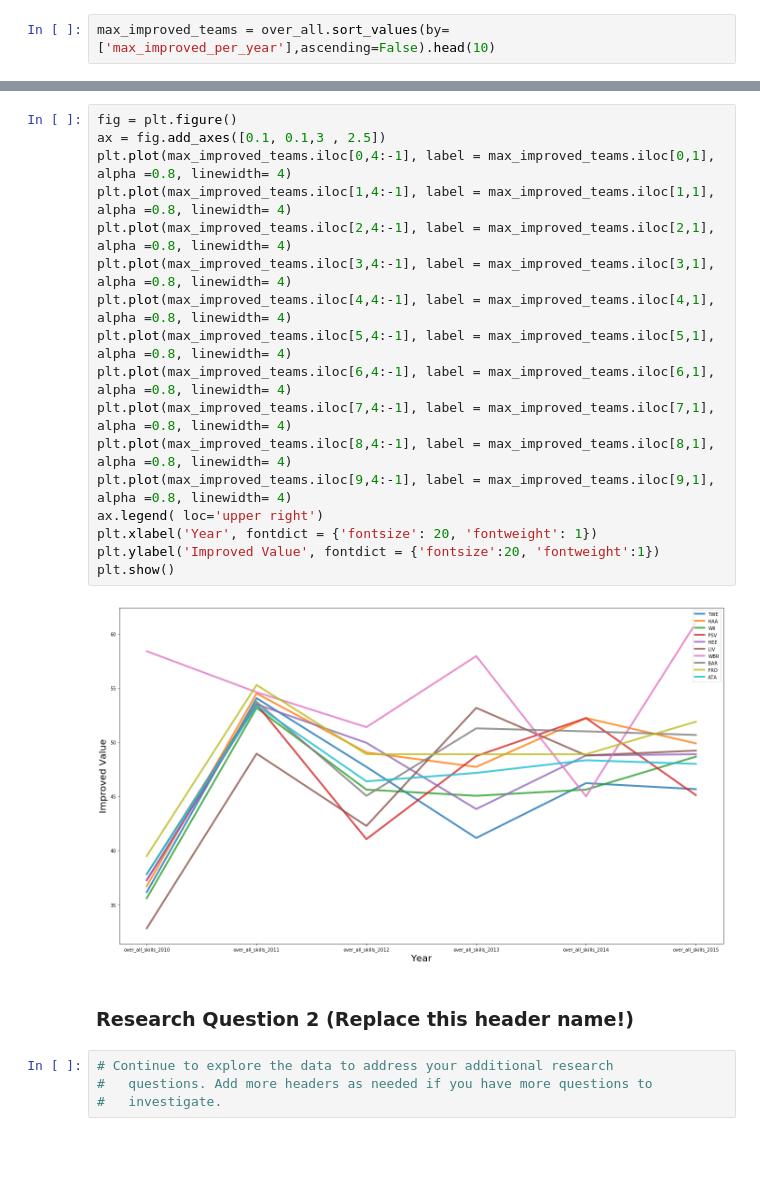
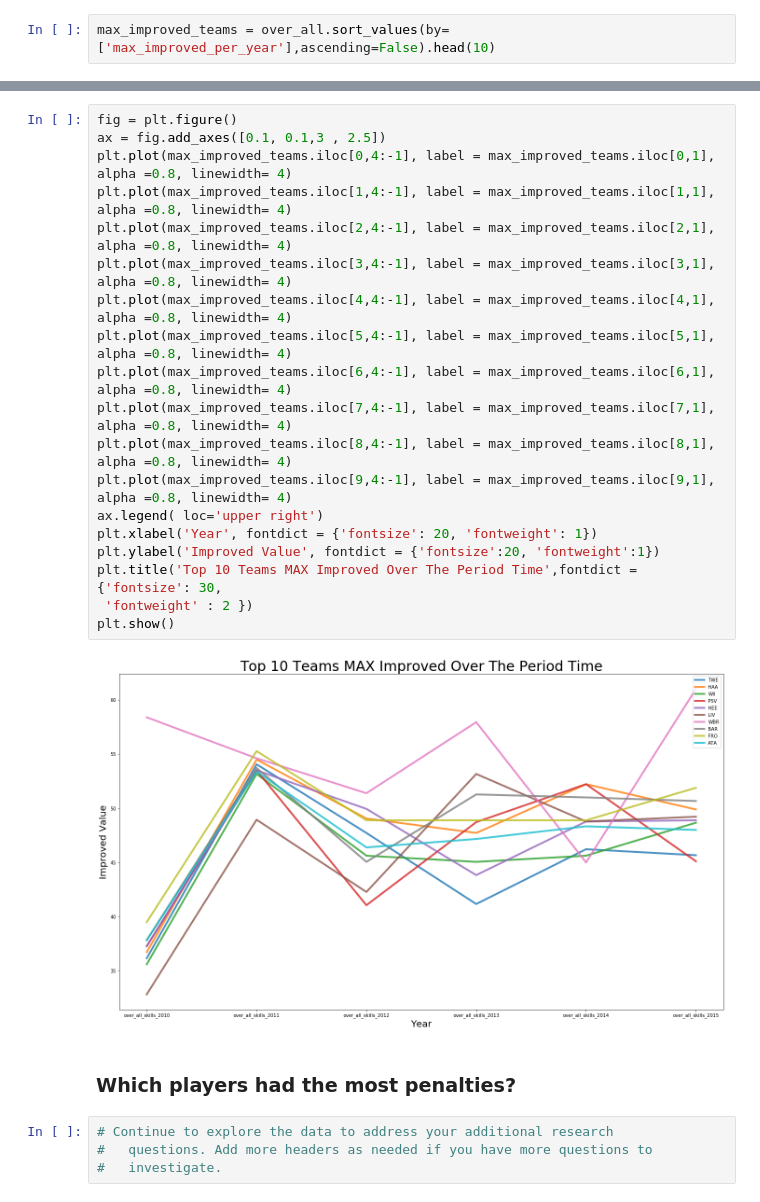
Before and after one commit to mohmednasr/europeansoccerdatabase, a Jupyter notebook: investigate-a-dataset.ipynb, the cells around one changed output, grey strips where cells are left out. Saved outputs shown, nothing was run; the diff lists cells and outputs as text; blank space fills up the shorter version.

Commit message:
solve the second question

```diff
--- a/investigate-a-dataset.ipynb
+++ b/investigate-a-dataset.ipynb
@@ -531,24 +530,26 @@ max_improved_teams
 # %%
 fig = plt.figure()
 ax = fig.add_axes([0.1, 0.1,3 , 2.5])
 plt.plot(max_improved_teams.iloc[0,4:-1], label = max_improved_teams.iloc[0,1], alpha =0.8, linewidth= 4)
 plt.plot(max_improved_teams.iloc[1,4:-1], label = max_improved_teams.iloc[1,1], alpha =0.8, linewidth= 4)
 plt.plot(max_improved_teams.iloc[2,4:-1], label = max_improved_teams.iloc[2,1], alpha =0.8, linewidth= 4)
 plt.plot(max_improved_teams.iloc[3,4:-1], label = max_improved_teams.iloc[3,1], alpha =0.8, linewidth= 4)
 plt.plot(max_improved_teams.iloc[4,4:-1], label = max_improved_teams.iloc[4,1], alpha =0.8, linewidth= 4)
 plt.plot(max_improved_teams.iloc[5,4:-1], label = max_improved_teams.iloc[5,1], alpha =0.8, linewidth= 4)
 plt.plot(max_improved_teams.iloc[6,4:-1], label = max_improved_teams.iloc[6,1], alpha =0.8, linewidth= 4)
 plt.plot(max_improved_teams.iloc[7,4:-1], label = max_improved_teams.iloc[7,1], alpha =0.8, linewidth= 4)
 plt.plot(max_improved_teams.iloc[8,4:-1], label = max_improved_teams.iloc[8,1], alpha =0.8, linewidth= 4)
 plt.plot(max_improved_teams.iloc[9,4:-1], label = max_improved_teams.iloc[9,1], alpha =0.8, linewidth= 4)
 ax.legend( loc='upper right')
 plt.xlabel('Year', fontdict = {'fontsize': 20, 'fontweight': 1})
 plt.ylabel('Improved Value', fontdict = {'fontsize':20, 'fontweight':1})
+plt.title('Top 10 Teams MAX Improved Over The Period Time',fontdict = {'fontsize': 30,
+ 'fontweight' : 2 })
 plt.show()
 # %% [output]
-[figure, old version]
+[figure, new version]
-# %% [markdown]
-### Research Question 2  (Replace this header name!)
+# %% [markdown]
+### Which players had the most penalties?
 # %%
 # Continue to explore the data to address your additional research
 #   questions. Add more headers as needed if you have more questions to
```
Also changed, not shown: parts of 12 cells of this notebook.
